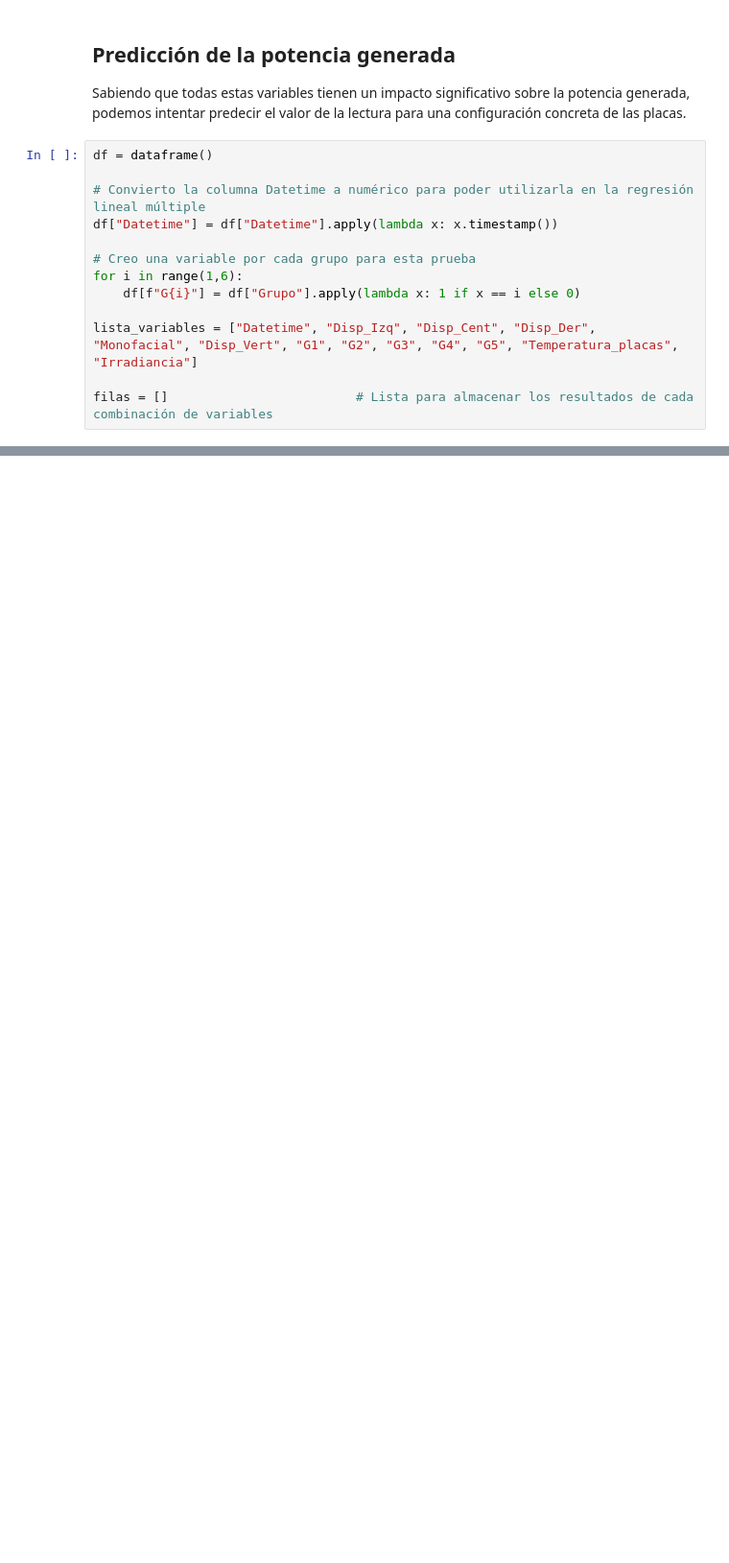
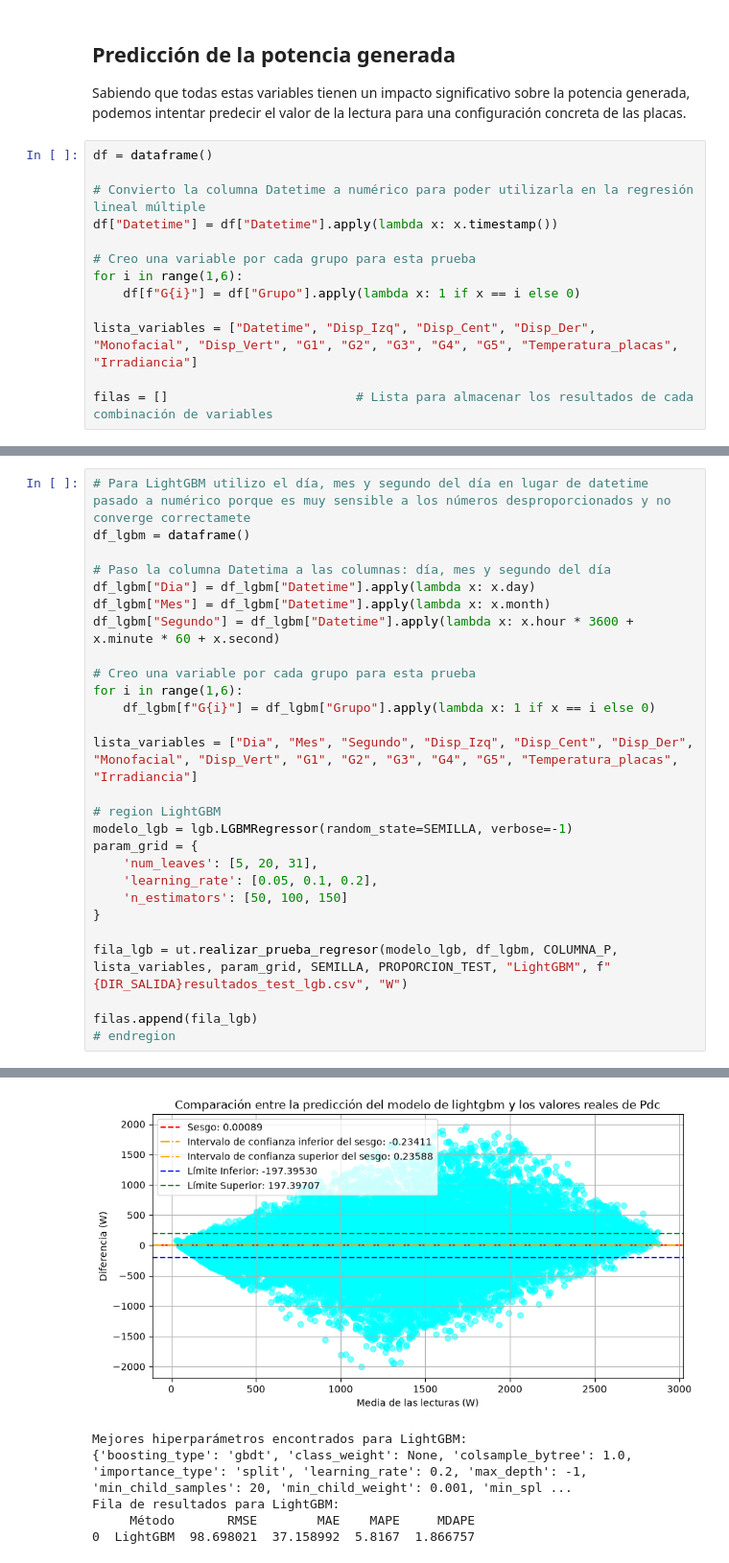
Before and after one commit to jcv00036/extracurriculares_simidat_scripts, a Jupyter notebook: cuadernos/estudio_disposiciones.ipynb, the cells around one changed output, grey strips where cells are left out. Shown at 96% size. Saved outputs shown, nothing was run; the diff lists cells and outputs as text; blank space fills up the shorter version.

```diff
--- a/cuadernos/estudio_disposiciones.ipynb
+++ b/cuadernos/estudio_disposiciones.ipynb
@@ -283,0 +282,28 @@ Fila de resultados para Random Forest:
+# %%
+# Para LightGBM utilizo el día, mes y segundo del día en lugar de datetime pasado a numérico porque es muy sensible a los números desproporcionados y no converge correctamete
+df_lgbm = dataframe()
+
+# Paso la columna Datetima a las columnas: día, mes y segundo del día
+df_lgbm["Dia"] = df_lgbm["Datetime"].apply(lambda x: x.day)
+df_lgbm["Mes"] = df_lgbm["Datetime"].apply(lambda x: x.month)
+df_lgbm["Segundo"] = df_lgbm["Datetime"].apply(lambda x: x.hour * 3600 + x.minute * 60 + x.second)
+
+# Creo una variable por cada grupo para esta prueba
+for i in range(1,6):
+    df_lgbm[f"G{i}"] = df_lgbm["Grupo"].apply(lambda x: 1 if x == i else 0)
+
+lista_variables = ["Dia", "Mes", "Segundo", "Disp_Izq", "Disp_Cent", "Disp_Der", "Monofacial", "Disp_Vert", "G1", "G2", "G3", "G4", "G5", "Temperatura_placas", "Irradiancia"]
+
+# region LightGBM
+modelo_lgb = lgb.LGBMRegressor(random_state=SEMILLA, verbose=-1)
+param_grid = {
+    'num_leaves': [5, 20, 31],
+    'learning_rate': [0.05, 0.1, 0.2],
+    'n_estimators': [50, 100, 150]
+}
+
+fila_lgb = ut.realizar_prueba_regresor(modelo_lgb, df_lgbm, COLUMNA_P, lista_variables, param_grid, SEMILLA, PROPORCION_TEST, "LightGBM", f"{DIR_SALIDA}resultados_test_lgb.csv", "W")
+
+filas.append(fila_lgb)
+# endregion
+# %% [output]
@@ -284 +320,7 @@ Fila de resultados para Random Forest:
+[figure, added]
+Mejores hiperparámetros encontrados para LightGBM:
+{'boosting_type': 'gbdt', 'class_weight': None, 'colsample_bytree': 1.0, 'importance_type': 'split', 'learning_rate': 0.2, 'max_depth': -1, 'min_child_samples': 20, 'min_child_weight': 0.001, 'min_spl ...
+Fila de resultados para LightGBM:
+     Método       RMSE        MAE    MAPE     MDAPE
+0  LightGBM  98.698021  37.158992  5.8167  1.866757
 # %%
```
Also changed, not shown: parts of 7 cells of this notebook, 5 other files.
